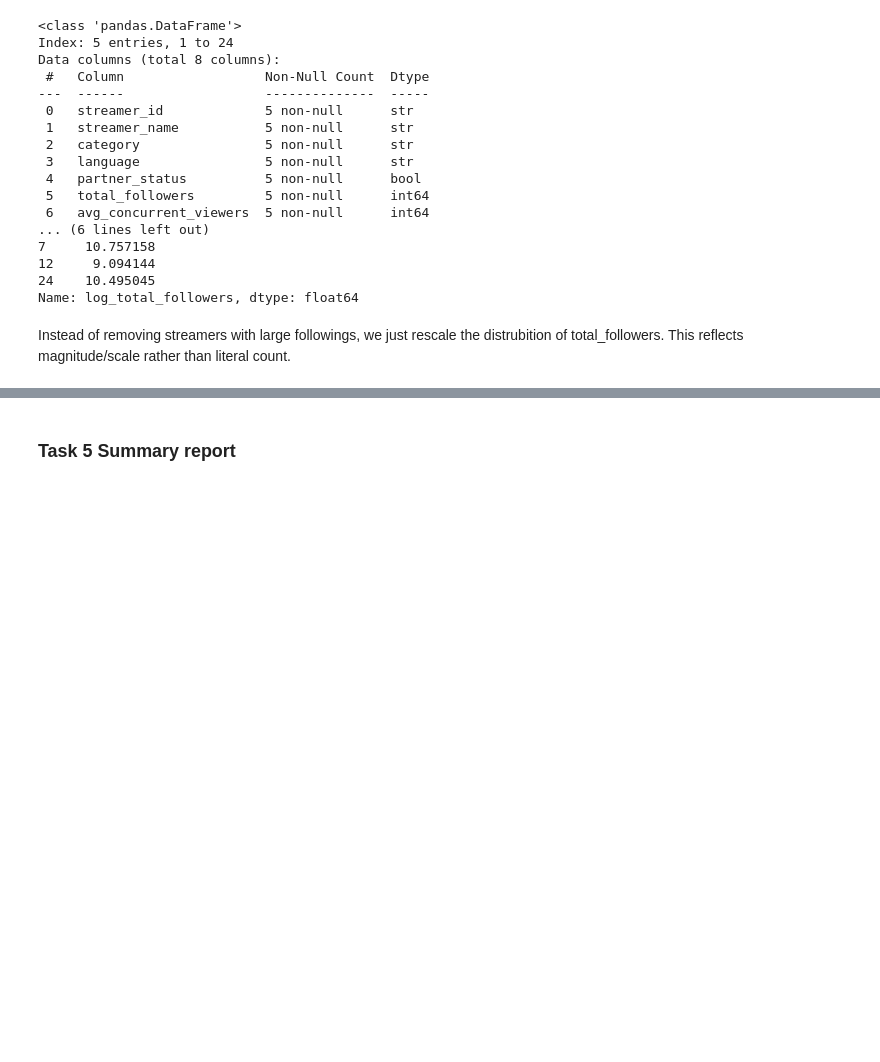
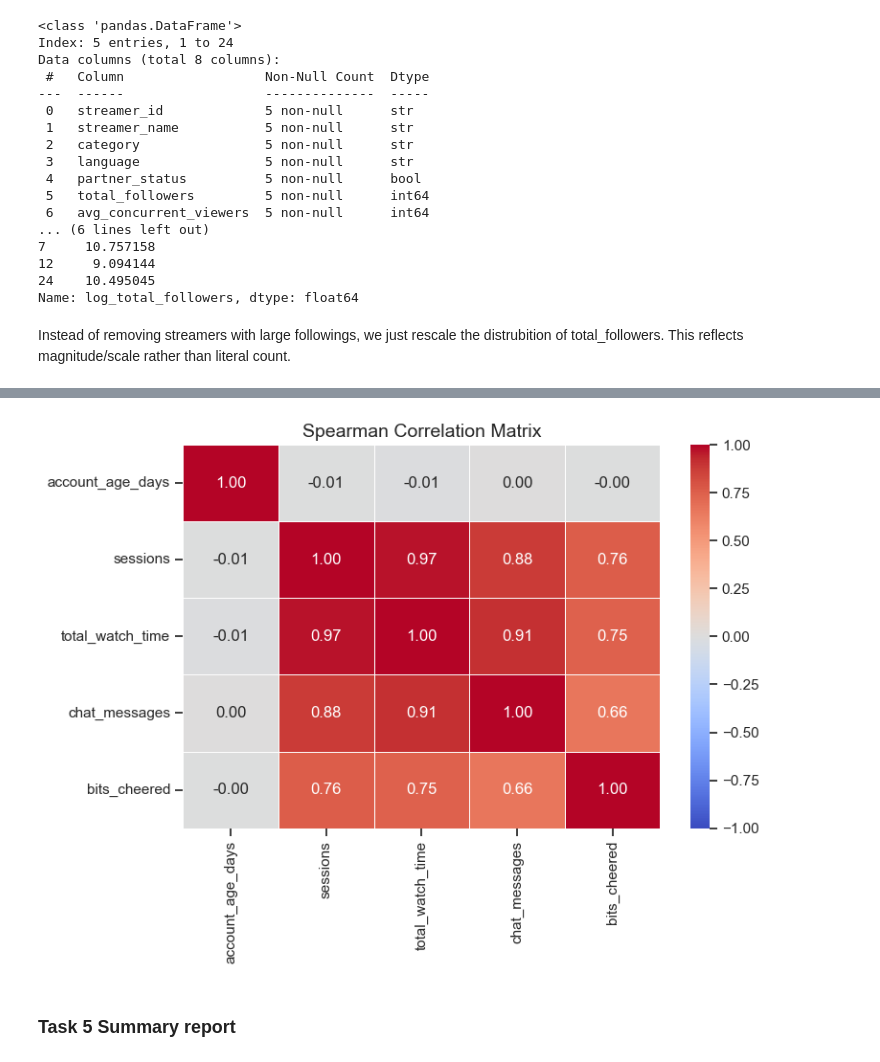
Before and after one commit to cda79/IAT461-Assignment01, a Jupyter notebook: IAT461-Assignment01-Scaffold.ipynb, the cells around one changed output, grey strips where cells are left out. Drawn from its saved outputs; the diff is of its cells as text; code cells hidden in the pictures; blank space fills up the shorter version.

```diff
--- a/IAT461-Assignment01-Scaffold.ipynb
+++ b/IAT461-Assignment01-Scaffold.ipynb
@@ -1173,3 +1290,21 @@ Instead of removing streamers with large followings, we just rescale the distrub
+# %%
+spearman_corr = correlation_data.corr(method="spearman")
+
+plt.figure(figsize=(8, 6))
+sns.heatmap(
+    spearman_corr,
+    annot=True,
+    cmap="coolwarm",
+    fmt=".2f",
+    linewidths=0.5,
+    vmin=-1,
+    vmax=1,
+)
+plt.title("Spearman Correlation Matrix", fontsize=14)
+plt.tight_layout()
+plt.show()
+# %% [output]
+[figure, added]
 # %% [markdown]
 ### Task 5 Summary report
 # %% [markdown]
```
Also changed, not shown: parts of 10 cells of this notebook.
